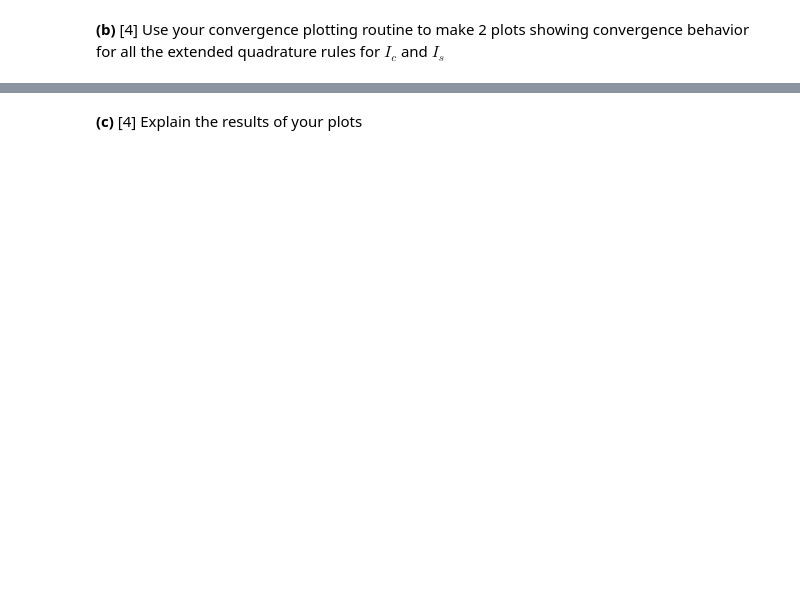
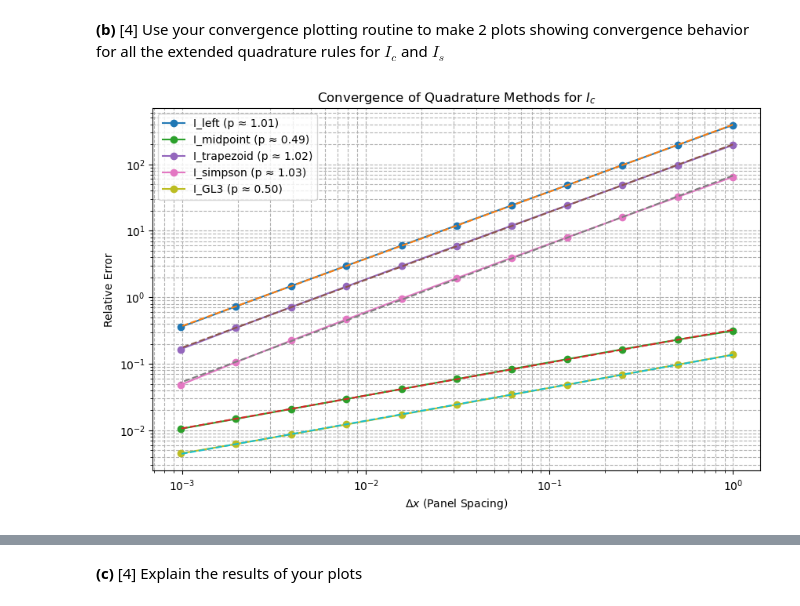
Before and after one commit to ArminNouri/intro-numerical-methods, a Jupyter notebook: hw4/HW4_quad.ipynb, the cells around one changed output, grey strips where cells are left out. Cells and saved outputs as stored; diff of their text form; code cells hidden in the pictures; blank space fills up the shorter version.

```diff
--- a/hw4/HW4_quad.ipynb
+++ b/hw4/HW4_quad.ipynb
@@ -504,0 +571,92 @@ raise NotImplementedError()
+# %%
+# Define the integrand functions with a small offset from zero
+def f_c(x):
+    return numpy.cos(x) / numpy.sqrt(x + 1e-6)
+
+def f_s(x):
+    return numpy.sin(x) / numpy.sqrt(x + 1e-6)
+
+# Define the range for N
+N_list = [2**n for n in range(0, 11)]
+
+def plot_quad_convergence(f, a, b, N_list, I_true, title=None):
+    """
+    Create a convergence log-log plot that plots relative error of
+    various extended quadrature schemes vs panel spacing dx.
+
+    Also calculates the best fit straight line in log-log space to estimate convergence
+    parameters for each method.
+
+    Parameters:
+    -----------
+    f: function
+        Function f(x) to integrate
+    a: float
+        Left boundary of interval
+    b: float
+        Right boundary of interval
+    N_list: List of integers
+        Number of panels to subdivide [a, b] for each trial
+    I_true: float
+        True solution to compute errors
+    title: str
+        Title of plot (if not None)
+
+    Returns:
+    --------
+    None, but generates a log-log plot
+    """
+    plt.figure(figsize=(10, 6))
+
+    for method in quadrature_methods:
+        errors = []
+        dx_values = []
+
+        # Loop over each N in N_list
+        for N in N_list:
+            I_approx = quadN(f, a, b, N, method=method)
+            error = abs(I_approx - I_true) / abs(I_true)
+            dx = (b - a) / N
+
+            errors.append(error)
+            dx_values.append(dx)
+
+        # Convert lists to arrays for plotting
+        errors = numpy.array(errors)
+        dx_values = numpy.array(dx_values)
+
+        # Filter out any NaN or inf values from errors and dx_values
+        valid_indices = ~numpy.isnan(errors) & ~numpy.isinf(errors)
+        dx_values = dx_values[valid_indices]
+        errors = errors[valid_indices]
+
+        # Calculate convergence rate (slope in log-log space)
+        if len(errors) > 1:  # Ensure there are enough points for fitting
+            fit = numpy.polyfit(numpy.log(dx_values), numpy.log(errors), 1)
+            p = fit[0]  # Convergence rate (slope)
+        else:
+            p = numpy.nan  # Not enough points for a meaningful fit
+
+        # Plot errors and best fit line
+        plt.loglog(dx_values, errors, 'o-', label=f'{method.__name__} (p ≈ {p:.2f})')
+        if len(errors) > 1:
+            plt.loglog(dx_values, numpy.exp(fit[1]) * dx_values**fit[0], '--')
+
+    # Plot configuration
+    plt.xlabel(r'$\Delta x$ (Panel Spacing)')
+    plt.ylabel('Relative Error')
+    if title:
+        plt.title(title)
+    else:
+        plt.title("Convergence of Quadrature Methods")
+    plt.legend()
+    plt.grid(True, which="both", linestyle="--")
+    plt.show()
+
+# Plot convergence for Ic
+plot_quad_convergence(f_c, 1e-6, 1, N_list, Ic_true, title="Convergence of Quadrature Methods for $I_c$")
+
+# Plot convergence for Is
+plot_quad_convergence(f_s, 1e-6, 1, N_list, Is_true, title="Convergence of Quadrature Methods for $I_s$")
+# %% [output]
+[figure, added]
```
Also changed, not shown: parts of 9 cells of this notebook.
